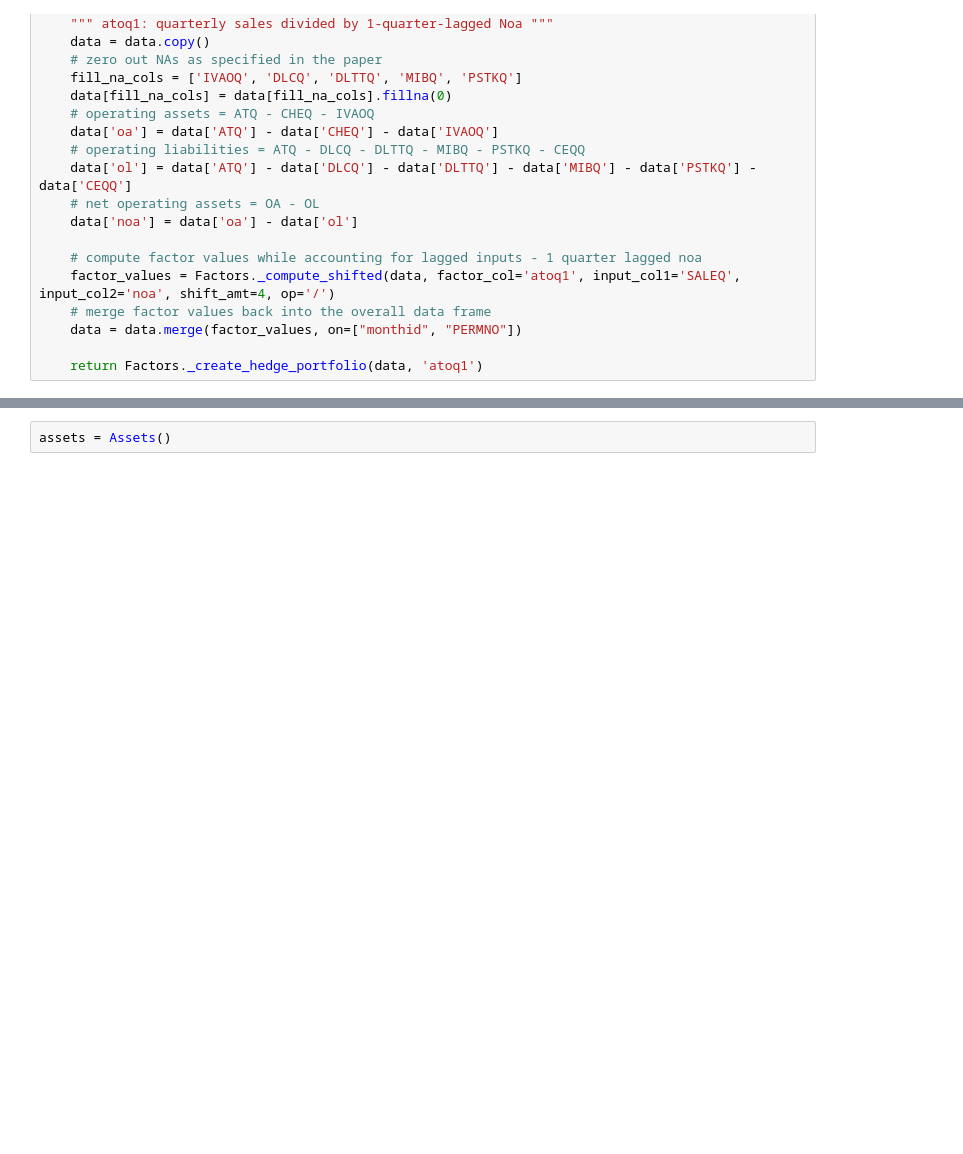
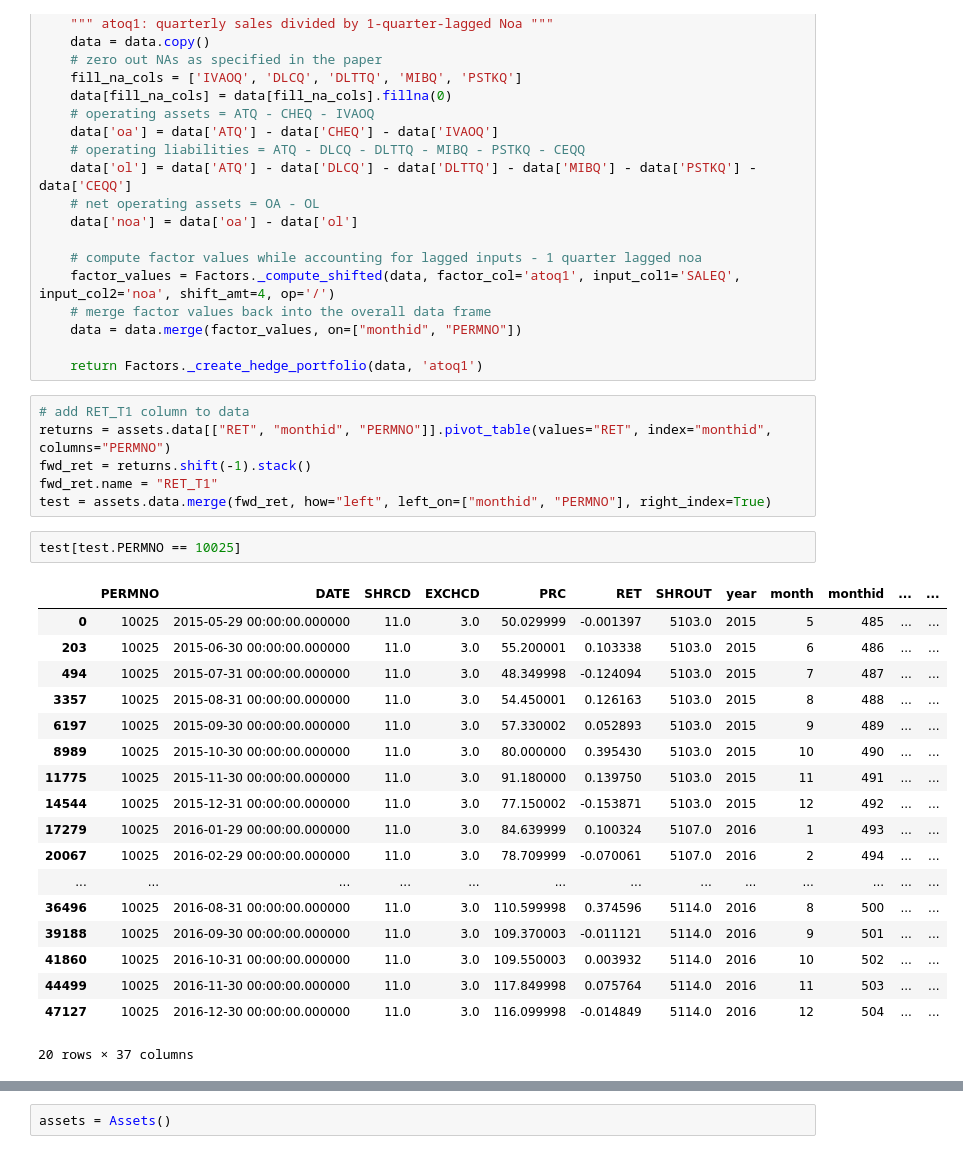
Before and after one commit to yiyun-sj/factor-trading, a Jupyter notebook: factor-trading.ipynb, the cells around one changed output, grey strips where cells are left out. Saved outputs shown, nothing was run; the diff lists cells and outputs as text; blank space fills up the shorter version.

```diff
--- a/factor-trading.ipynb
+++ b/factor-trading.ipynb
@@ -647,6 +647,33 @@ class Factors:
     data = data.merge(factor_values, on=["monthid", "PERMNO"])
 
     return Factors._create_hedge_portfolio(data, 'atoq1')
+# %%
+# add RET_T1 column to data
+returns = assets.data[["RET", "monthid", "PERMNO"]].pivot_table(values="RET", index="monthid", columns="PERMNO")
+fwd_ret = returns.shift(-1).stack()
+fwd_ret.name = "RET_T1"
+test = assets.data.merge(fwd_ret, how="left", left_on=["monthid", "PERMNO"], right_index=True)
+# %%
+test[test.PERMNO == 10025]
+# %% [output]
+|  | PERMNO | DATE | SHRCD | EXCHCD | PRC | RET | SHROUT | year | month | monthid | ... | ... |
+| 0 | 10025 | 2015-05-29 00:00:00.000000 | 11.0 | 3.0 | 50.029999 | -0.001397 | 5103.0 | 2015 | 5 | 485 | ... | ... |
+| 203 | 10025 | 2015-06-30 00:00:00.000000 | 11.0 | 3.0 | 55.200001 | 0.103338 | 5103.0 | 2015 | 6 | 486 | ... | ... |
+| 494 | 10025 | 2015-07-31 00:00:00.000000 | 11.0 | 3.0 | 48.349998 | -0.124094 | 5103.0 | 2015 | 7 | 487 | ... | ... |
+| 3357 | 10025 | 2015-08-31 00:00:00.000000 | 11.0 | 3.0 | 54.450001 | 0.126163 | 5103.0 | 2015 | 8 | 488 | ... | ... |
+| 6197 | 10025 | 2015-09-30 00:00:00.000000 | 11.0 | 3.0 | 57.330002 | 0.052893 | 5103.0 | 2015 | 9 | 489 | ... | ... |
+| 8989 | 10025 | 2015-10-30 00:00:00.000000 | 11.0 | 3.0 | 80.000000 | 0.395430 | 5103.0 | 2015 | 10 | 490 | ... | ... |
+| 11775 | 10025 | 2015-11-30 00:00:00.000000 | 11.0 | 3.0 | 91.180000 | 0.139750 | 5103.0 | 2015 | 11 | 491 | ... | ... |
+| 14544 | 10025 | 2015-12-31 00:00:00.000000 | 11.0 | 3.0 | 77.150002 | -0.153871 | 5103.0 | 2015 | 12 | 492 | ... | ... |
+| 17279 | 10025 | 2016-01-29 00:00:00.000000 | 11.0 | 3.0 | 84.639999 | 0.100324 | 5107.0 | 2016 | 1 | 493 | ... | ... |
+| 20067 | 10025 | 2016-02-29 00:00:00.000000 | 11.0 | 3.0 | 78.709999 | -0.070061 | 5107.0 | 2016 | 2 | 494 | ... | ... |
+| ... | ... | ... | ... | ... | ... | ... | ... | ... | ... | ... | ... | ... |
+| 36496 | 10025 | 2016-08-31 00:00:00.000000 | 11.0 | 3.0 | 110.599998 | 0.374596 | 5114.0 | 2016 | 8 | 500 | ... | ... |
+| 39188 | 10025 | 2016-09-30 00:00:00.000000 | 11.0 | 3.0 | 109.370003 | -0.011121 | 5114.0 | 2016 | 9 | 501 | ... | ... |
+| 41860 | 10025 | 2016-10-31 00:00:00.000000 | 11.0 | 3.0 | 109.550003 | 0.003932 | 5114.0 | 2016 | 10 | 502 | ... | ... |
+| 44499 | 10025 | 2016-11-30 00:00:00.000000 | 11.0 | 3.0 | 117.849998 | 0.075764 | 5114.0 | 2016 | 11 | 503 | ... | ... |
+| 47127 | 10025 | 2016-12-30 00:00:00.000000 | 11.0 | 3.0 | 116.099998 | -0.014849 | 5114.0 | 2016 | 12 | 504 | ... | ... |
+20 rows × 37 columns
 # %%
 class Assets:
   crsp = CRSP.copy()
```
Also changed, not shown: parts of 13 cells of this notebook.
